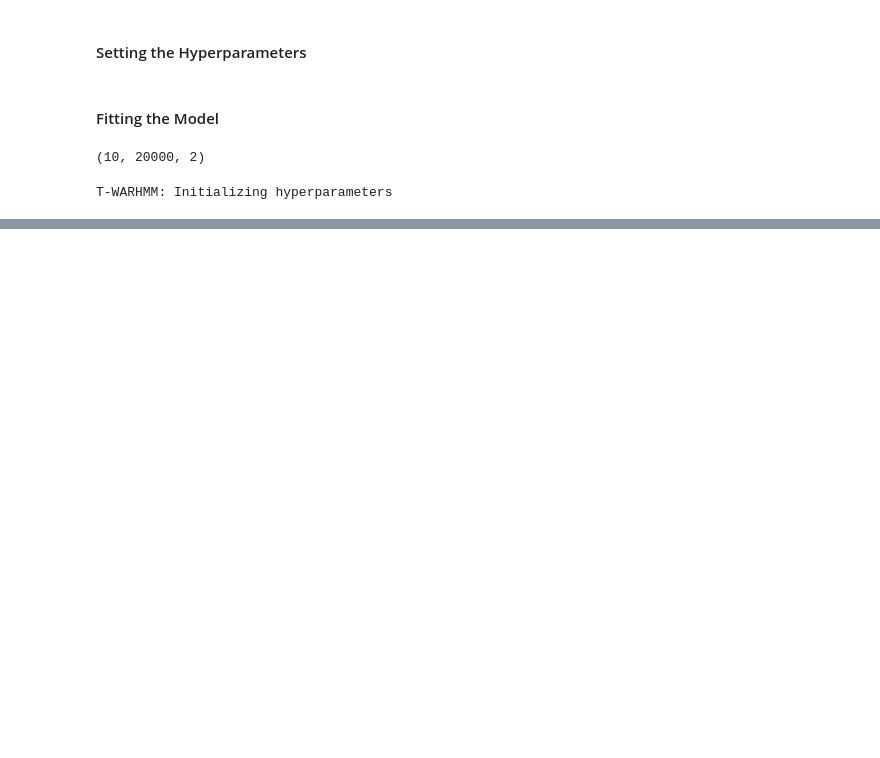
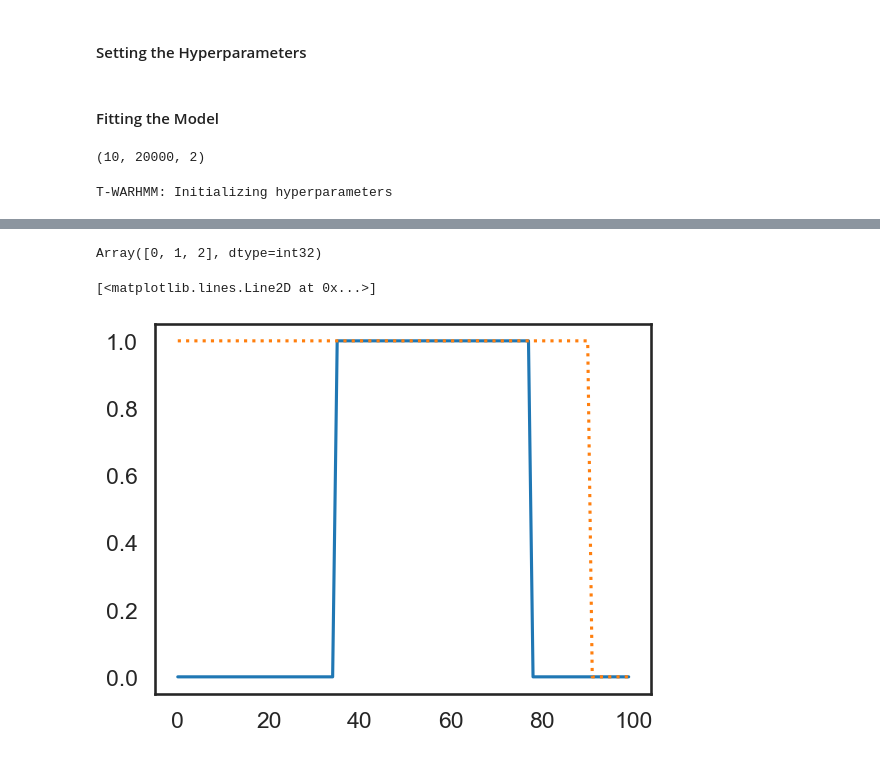
Before and after one commit to dattalab/jax-moseq, a Jupyter notebook: examples/warhmm_example.ipynb, the cells around one changed output, grey strips where cells are left out. Drawn from its saved outputs; the diff is of its cells as text; code cells hidden in the pictures; blank space fills up the shorter version.

```diff
--- a/examples/warhmm_example.ipynb
+++ b/examples/warhmm_example.ipynb
@@ -561,0 +438,10 @@ Array([[[1.        , 0.        , 0.        ],
+# %%
+jnp.unique(model['states']['t'])
+# %% [output]
+Array([0, 1, 2], dtype=int32)
+# %%
+plt.plot(states[-1][:100]//3)
+plt.plot(model['states']['z'][-1][:100], ':')
+# %% [output]
+[<matplotlib.lines.Line2D at 0x...>]
+[figure, added]
```
Also changed, not shown: parts of 44 cells of this notebook, 1 other file.
